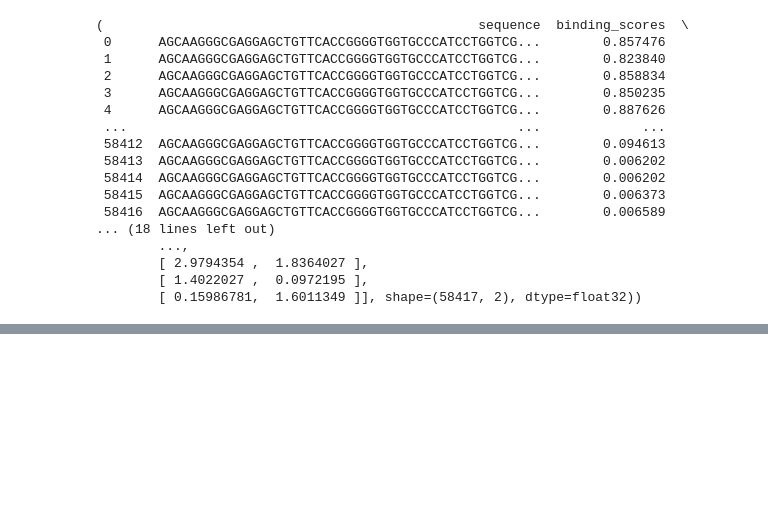
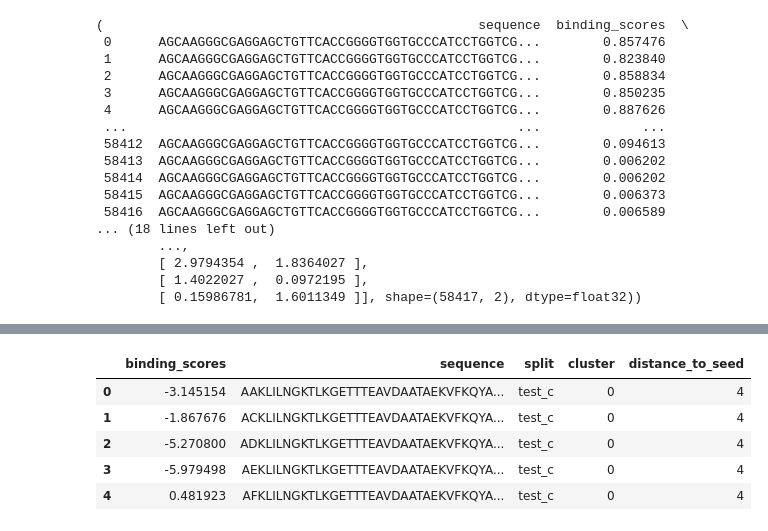
Before and after one commit to meier108/PracticalWork, a Jupyter notebook: dataset.ipynb, the cells around one changed output, grey strips where cells are left out. Cells and saved outputs as stored; diff of their text form; code cells hidden in the pictures; blank space fills up the shorter version.

```diff
--- a/dataset.ipynb
+++ b/dataset.ipynb
@@ -218,0 +243,7 @@ Visualization complete!
+# %%
+df = mavenn.load_example_dataset('gb1')
+df = df[['y', 'x']]
+df.columns = ['binding_scores', 'sequence']
+df['split'] = ['None'] * len(df)
+print("data_loaded with shape:", df.shape)
+df.head()
@@ -218,0 +258,17 @@ Visualization complete!
+# %%
+from split.create_split import create_split
+df = create_split(df,
+                  train_fraction=0.7,
+                  k_seeds=50,
+                  n_training_seeds=10,
+                  fitness_percentile_cutoff=50.0,
+                  training_radius_percentile=70.0,
+                  random_state=42)
+df.head()
+# %% [output]
+|  | binding_scores | sequence | split | cluster | distance_to_seed |
+| 0 | -3.145154 | AAKLILNGKTLKGETTTEAVDAATAEKVFKQYA... | test_c | 0 | 4 |
+| 1 | -1.867676 | ACKLILNGKTLKGETTTEAVDAATAEKVFKQYA... | test_c | 0 | 4 |
+| 2 | -5.270800 | ADKLILNGKTLKGETTTEAVDAATAEKVFKQYA... | test_c | 0 | 4 |
+| 3 | -5.979498 | AEKLILNGKTLKGETTTEAVDAATAEKVFKQYA... | test_c | 0 | 4 |
+| 4 | 0.481923 | AFKLILNGKTLKGETTTEAVDAATAEKVFKQYA... | test_c | 0 | 4 |
```
Also changed, not shown: parts of 5 cells of this notebook, 9 other files.
